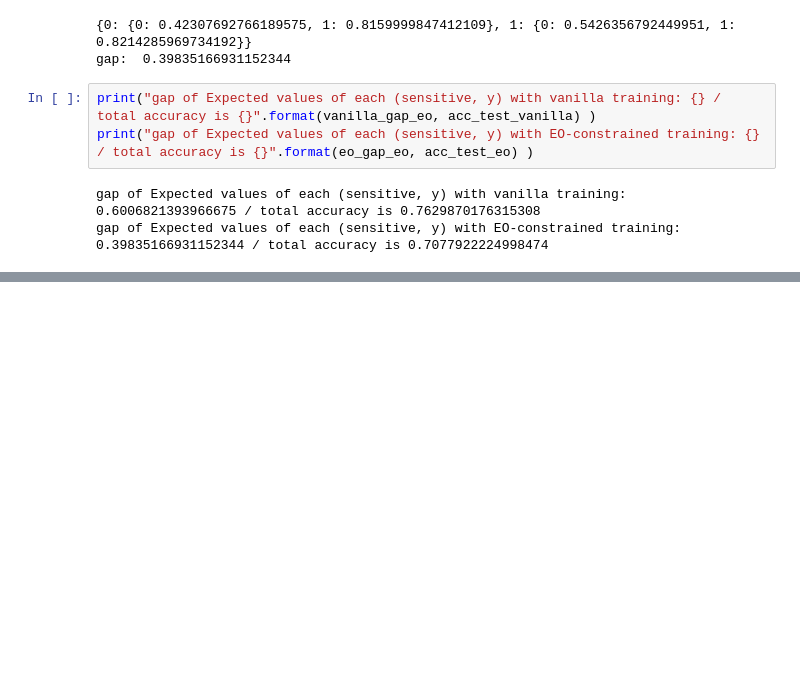
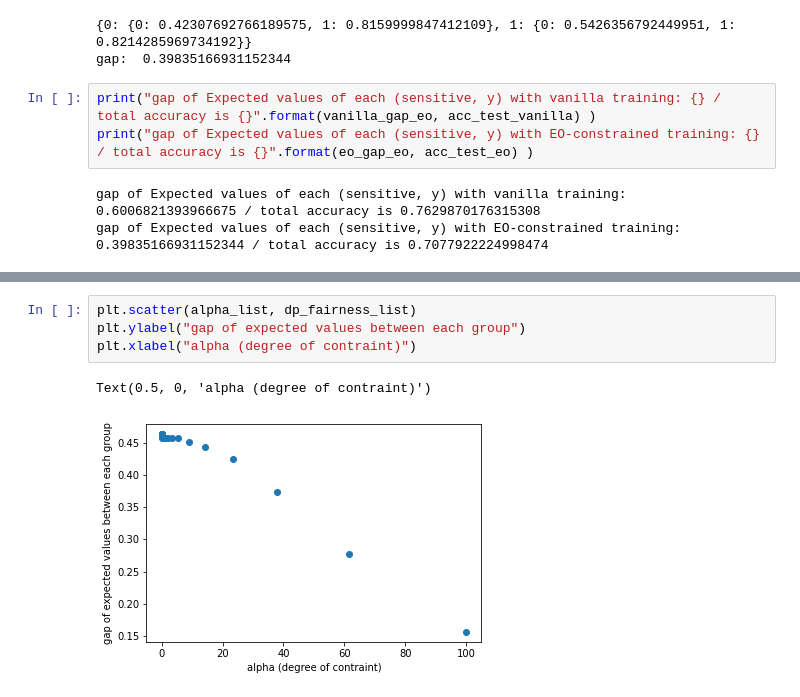
Before and after one commit to wbawakate/fairtorch, a Jupyter notebook: demo.ipynb, the cells around one changed output, grey strips where cells are left out. Cells and saved outputs as stored; diff of their text form; blank space fills up the shorter version.

```diff
--- a/demo.ipynb
+++ b/demo.ipynb
@@ -236,0 +286,7 @@ gap of Expected values of each (sensitive, y) with EO-constrained training: 0.39
+# %%
+plt.scatter(alpha_list, dp_fairness_list)
+plt.ylabel("gap of expected values between each group")
+plt.xlabel("alpha (degree of contraint)")
+# %% [output]
+Text(0.5, 0, 'alpha (degree of contraint)')
+[figure, added]
```
Also changed, not shown: parts of 6 cells of this notebook.
